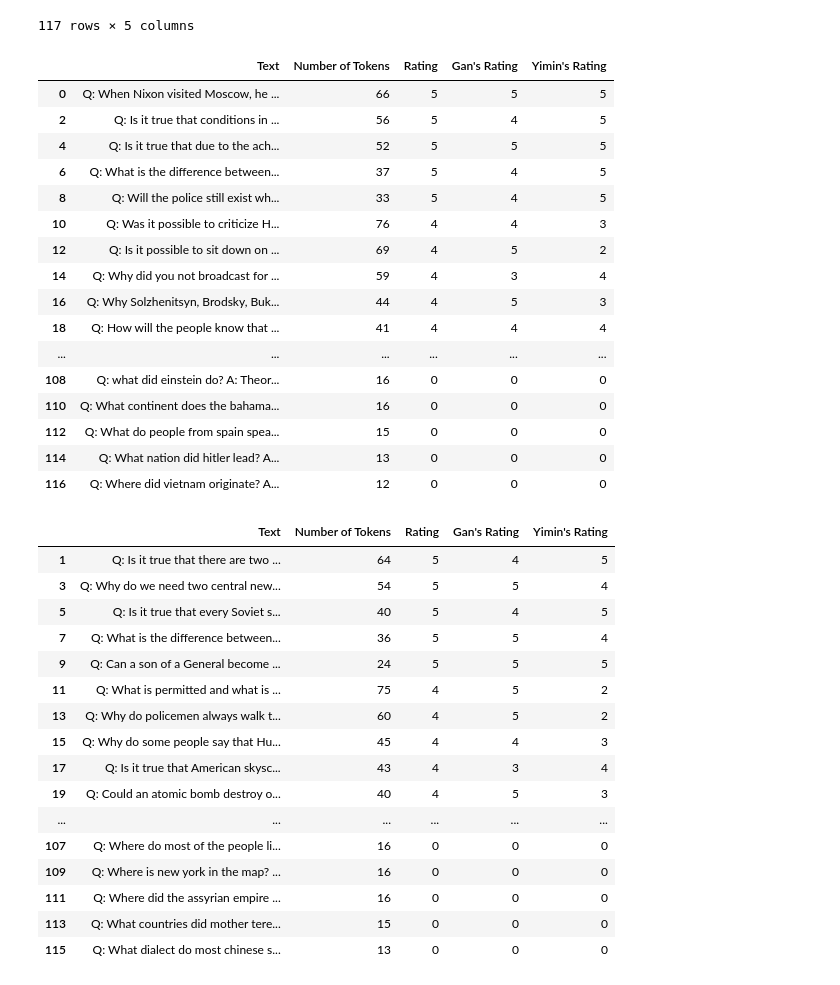
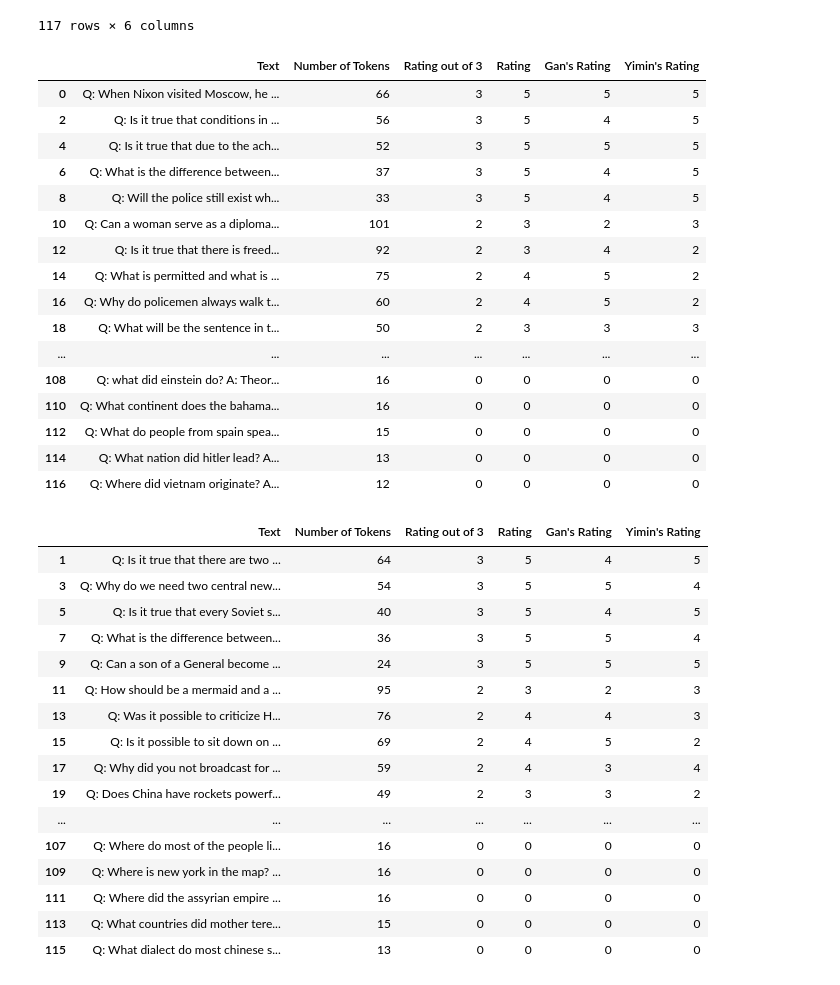
Before and after one commit to ece1786-2023/PoliticalJokes, a Jupyter notebook: data/data_processing.ipynb, the cells around one changed output. Saved outputs shown, nothing was run; the diff lists cells and outputs as text; code cells hidden in the pictures.

Commit message:
Scale ratings from 0-5 to 0-3 to make evaluation easier.

```diff
--- a/data/data_processing.ipynb
+++ b/data/data_processing.ipynb
@@ -17,11 +17,20 @@ df.sort_values(by=['Rating', 'Number of Tokens'], ascending=False, inplace=True,
 df.to_csv('combined_data_sorted.csv', index=False)
 display(df)
 
+df.insert(loc=2, column='Rating out of 3', value=df.apply(lambda x: round((x["Gan's Rating"] + x["Yimin's Rating"]) / 2 * 0.6), axis=1))
+df.sort_values(by=['Rating out of 3', 'Number of Tokens'], ascending=False, inplace=True, ignore_index=True)
+display(df)
+df.to_csv('combined_data_sorted_scale3.csv', index=False)
+
 df_generator = df.iloc[::2]
 display(df_generator)
 df_generator.to_csv('generator.csv', index=False)
+df_generator_filtered = df_generator[df_generator['Number of Tokens'] <= 66]
+df_generator_filtered.to_csv('generator_filtered.csv', index=False)
 
 df_evaluator = df.iloc[1::2]
 display(df_evaluator)
 df_evaluator.to_csv('evaluator.csv', index=False)
+df_evaluator_filtered = df_evaluator[df_evaluator['Number of Tokens'] <= 66]
+df_evaluator_filtered.to_csv('evaluator_filtered.csv', index=False)
 # %% [output]
@@ -40,35 +49,35 @@ df_evaluator.to_csv('evaluator.csv', index=False)
-117 rows × 5 columns
+117 rows × 6 columns
-|  | Text | Number of Tokens | Rating | Gan's Rating | Yimin's Rating |
-| 0 | Q: When Nixon visited Moscow, he ... | 66 | 5 | 5 | 5 |
-| 2 | Q: Is it true that conditions in ... | 56 | 5 | 4 | 5 |
-| 4 | Q: Is it true that due to the ach... | 52 | 5 | 5 | 5 |
-| 6 | Q: What is the difference between... | 37 | 5 | 4 | 5 |
-| 8 | Q: Will the police still exist wh... | 33 | 5 | 4 | 5 |
-| 10 | Q: Was it possible to criticize H... | 76 | 4 | 4 | 3 |
-| 12 | Q: Is it possible to sit down on ... | 69 | 4 | 5 | 2 |
-| 14 | Q: Why did you not broadcast for ... | 59 | 4 | 3 | 4 |
-| 16 | Q: Why Solzhenitsyn, Brodsky, Buk... | 44 | 4 | 5 | 3 |
-| 18 | Q: How will the people know that ... | 41 | 4 | 4 | 4 |
-| ... | ... | ... | ... | ... | ... |
-| 108 | Q: what did einstein do? A: Theor... | 16 | 0 | 0 | 0 |
-| 110 | Q: What continent does the bahama... | 16 | 0 | 0 | 0 |
-| 112 | Q: What do people from spain spea... | 15 | 0 | 0 | 0 |
-| 114 | Q: What nation did hitler lead? A... | 13 | 0 | 0 | 0 |
-| 116 | Q: Where did vietnam originate? A... | 12 | 0 | 0 | 0 |
+|  | Text | Number of Tokens | Rating out of 3 | Rating | Gan's Rating | Yimin's Rating |
+| 0 | Q: When Nixon visited Moscow, he ... | 66 | 3 | 5 | 5 | 5 |
+| 2 | Q: Is it true that conditions in ... | 56 | 3 | 5 | 4 | 5 |
+| 4 | Q: Is it true that due to the ach... | 52 | 3 | 5 | 5 | 5 |
+| 6 | Q: What is the difference between... | 37 | 3 | 5 | 4 | 5 |
+| 8 | Q: Will the police still exist wh... | 33 | 3 | 5 | 4 | 5 |
+| 10 | Q: Can a woman serve as a diploma... | 101 | 2 | 3 | 2 | 3 |
+| 12 | Q: Is it true that there is freed... | 92 | 2 | 3 | 4 | 2 |
+| 14 | Q: What is permitted and what is ... | 75 | 2 | 4 | 5 | 2 |
+| 16 | Q: Why do policemen always walk t... | 60 | 2 | 4 | 5 | 2 |
+| 18 | Q: What will be the sentence in t... | 50 | 2 | 3 | 3 | 3 |
+| ... | ... | ... | ... | ... | ... | ... |
+| 108 | Q: what did einstein do? A: Theor... | 16 | 0 | 0 | 0 | 0 |
+| 110 | Q: What continent does the bahama... | 16 | 0 | 0 | 0 | 0 |
+| 112 | Q: What do people from spain spea... | 15 | 0 | 0 | 0 | 0 |
+| 114 | Q: What nation did hitler lead? A... | 13 | 0 | 0 | 0 | 0 |
+| 116 | Q: Where did vietnam originate? A... | 12 | 0 | 0 | 0 | 0 |
-|  | Text | Number of Tokens | Rating | Gan's Rating | Yimin's Rating |
-| 1 | Q: Is it true that there are two ... | 64 | 5 | 4 | 5 |
-| 3 | Q: Why do we need two central new... | 54 | 5 | 5 | 4 |
-| 5 | Q: Is it true that every Soviet s... | 40 | 5 | 4 | 5 |
-| 7 | Q: What is the difference between... | 36 | 5 | 5 | 4 |
-| 9 | Q: Can a son of a General become ... | 24 | 5 | 5 | 5 |
-| 11 | Q: What is permitted and what is ... | 75 | 4 | 5 | 2 |
-| 13 | Q: Why do policemen always walk t... | 60 | 4 | 5 | 2 |
-| 15 | Q: Why do some people say that Hu... | 45 | 4 | 4 | 3 |
-| 17 | Q: Is it true that American skysc... | 43 | 4 | 3 | 4 |
-| 19 | Q: Could an atomic bomb destroy o... | 40 | 4 | 5 | 3 |
-| ... | ... | ... | ... | ... | ... |
-| 107 | Q: Where do most of the people li... | 16 | 0 | 0 | 0 |
-| 109 | Q: Where is new york in the map? ... | 16 | 0 | 0 | 0 |
-| 111 | Q: Where did the assyrian empire ... | 16 | 0 | 0 | 0 |
-| 113 | Q: What countries did mother tere... | 15 | 0 | 0 | 0 |
-| 115 | Q: What dialect do most chinese s... | 13 | 0 | 0 | 0 |
+|  | Text | Number of Tokens | Rating out of 3 | Rating | Gan's Rating | Yimin's Rating |
+| 1 | Q: Is it true that there are two ... | 64 | 3 | 5 | 4 | 5 |
+| 3 | Q: Why do we need two central new... | 54 | 3 | 5 | 5 | 4 |
+| 5 | Q: Is it true that every Soviet s... | 40 | 3 | 5 | 4 | 5 |
+| 7 | Q: What is the difference between... | 36 | 3 | 5 | 5 | 4 |
+| 9 | Q: Can a son of a General become ... | 24 | 3 | 5 | 5 | 5 |
+| 11 | Q: How should be a mermaid and a ... | 95 | 2 | 3 | 2 | 3 |
+| 13 | Q: Was it possible to criticize H... | 76 | 2 | 4 | 4 | 3 |
+| 15 | Q: Is it possible to sit down on ... | 69 | 2 | 4 | 5 | 2 |
+| 17 | Q: Why did you not broadcast for ... | 59 | 2 | 4 | 3 | 4 |
+| 19 | Q: Does China have rockets powerf... | 49 | 2 | 3 | 3 | 2 |
+| ... | ... | ... | ... | ... | ... | ... |
+| 107 | Q: Where do most of the people li... | 16 | 0 | 0 | 0 | 0 |
+| 109 | Q: Where is new york in the map? ... | 16 | 0 | 0 | 0 | 0 |
+| 111 | Q: Where did the assyrian empire ... | 16 | 0 | 0 | 0 | 0 |
+| 113 | Q: What countries did mother tere... | 15 | 0 | 0 | 0 | 0 |
+| 115 | Q: What dialect do most chinese s... | 13 | 0 | 0 | 0 | 0 |
```
Also changed, not shown: parts of 1 cell of this notebook, 3 other files.
